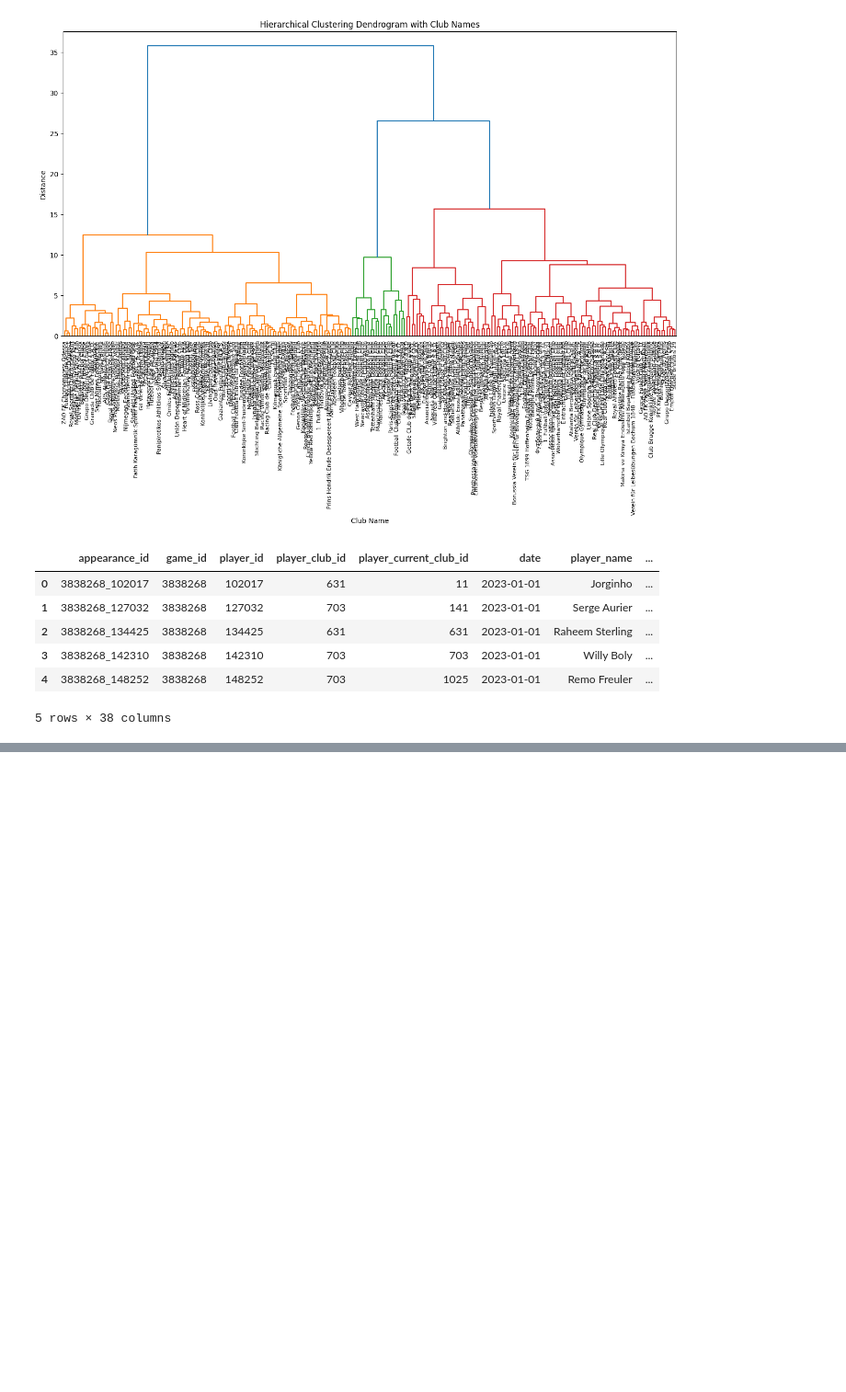
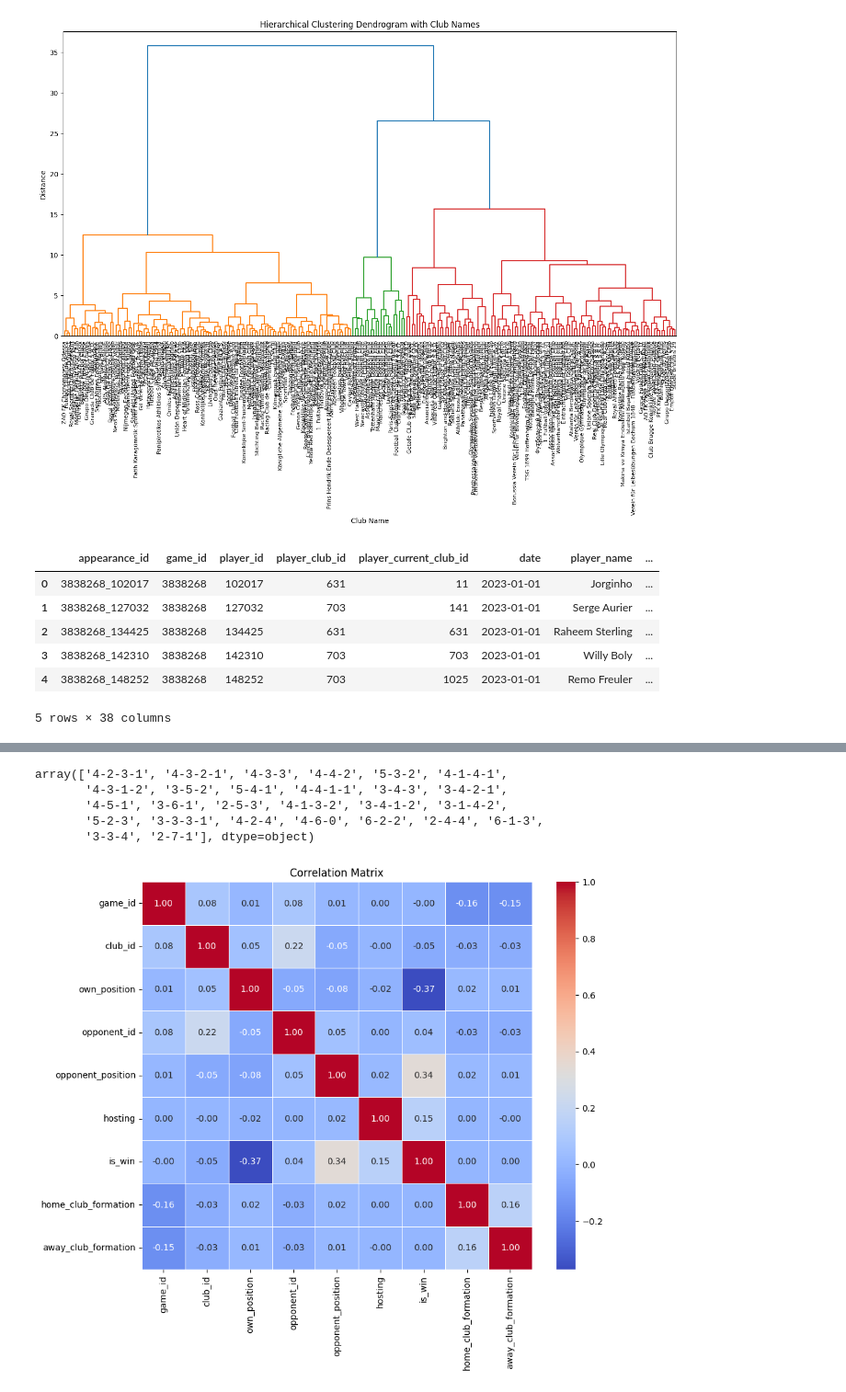
Before and after one commit to amanr24/ML, a Jupyter notebook: LegWord.ipynb, the cells around one changed output, grey strips where cells are left out. Shown at 92% size. Cells and saved outputs as stored; diff of their text form; code cells hidden in the pictures; blank space fills up the shorter version.

```diff
--- a/LegWord.ipynb
+++ b/LegWord.ipynb
@@ -760,0 +900,27 @@ df_filtered.head()
+# %%
+merged_data['home_club_formation'] = merged_data['home_club_formation'].str.split(' ', expand=True)[0]
+# %%
+merged_data.home_club_formation.unique()
+# %% [output]
+array(['4-2-3-1', '4-3-2-1', '4-3-3', '4-4-2', '5-3-2', '4-1-4-1',
+       '4-3-1-2', '3-5-2', '5-4-1', '4-4-1-1', '3-4-3', '3-4-2-1',
+       '4-5-1', '3-6-1', '2-5-3', '4-1-3-2', '3-4-1-2', '3-1-4-2',
+       '5-2-3', '3-3-3-1', '4-2-4', '4-6-0', '6-2-2', '2-4-4', '6-1-3',
+       '3-3-4', '2-7-1'], dtype=object)
+# %%
+le = LabelEncoder()
+merged_data['home_club_formation'] = le.fit_transform(merged_data['home_club_formation'])
+# %%
+merged_data['away_club_formation'] = le.fit_transform(merged_data['away_club_formation'])
+# %%
+merged_data['hosting'] = le.fit_transform(merged_data['hosting'])
+# %%
+correlation_matrix = merged_data.corr()
+
+# Plot correlation matrix
+plt.figure(figsize=(10, 8))
+sns.heatmap(correlation_matrix, annot=True, cmap='coolwarm', fmt=".2f", linewidths=.5)
+plt.title('Correlation Matrix')
+plt.show()
+# %% [output]
+[figure, added]
```
Also changed, not shown: parts of 57 cells of this notebook.
